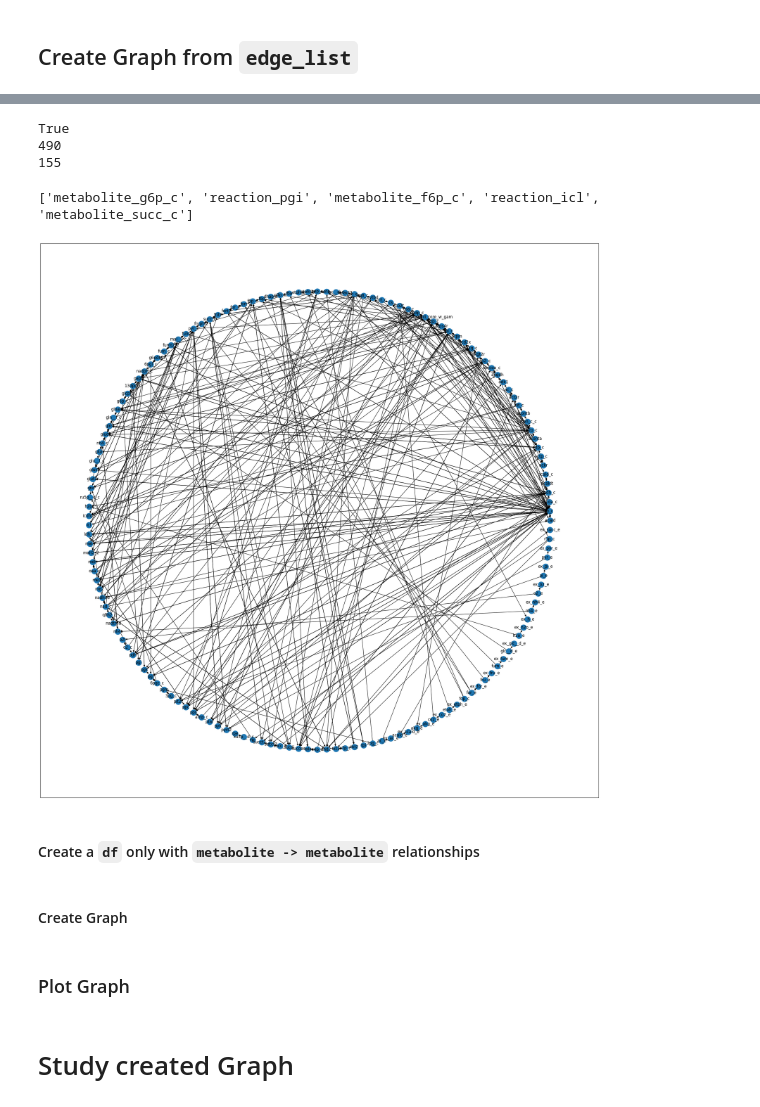
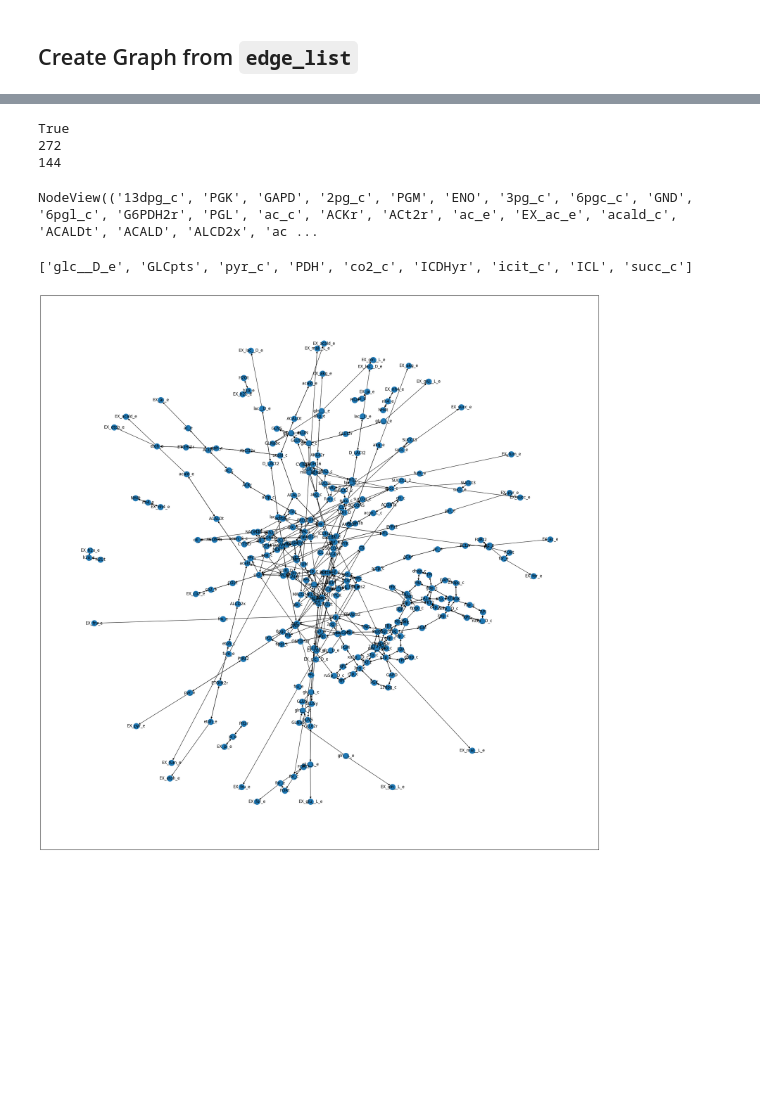
Before and after one commit to costasmexis/gemon, a Jupyter notebook: ecoli_core/e_coli_core_graph.ipynb, the cells around one changed output, grey strips where cells are left out. Cells and saved outputs as stored; diff of their text form; code cells hidden in the pictures; blank space fills up the shorter version.

Commit message:
We made the Graph.. almost

```diff
--- a/ecoli_core/e_coli_core_graph.ipynb
+++ b/ecoli_core/e_coli_core_graph.ipynb
@@ -123,0 +25,9 @@ uncommon_values
+# %%
+path_to_file = 'reactions_from_json for RDF - edge_list.csv'
+
+path_to_file = 'edge_list.csv'
+
+df = pd.read_csv(path_to_file)
+df.columns = ['source', 'target']
+
+df
@@ -146,5 +50,5 @@ df_rxn_to_met
 # %%
-G = nx.from_pandas_edgelist(df_rxn_to_met, source='source', target='target',
+G = nx.from_pandas_edgelist(df, source='source', target='target',
                            create_using=nx.DiGraph)
 print(G.is_directed())
 
@@ -152,11 +56,15 @@ print(G.number_of_edges())
 print(G.number_of_nodes())
 # %% [output]
 True
-490
-155
+272
+144
+# %%
+G.nodes
+# %% [output]
+NodeView(('13dpg_c', 'PGK', 'GAPD', '2pg_c', 'PGM', 'ENO', '3pg_c', '6pgc_c', 'GND', '6pgl_c', 'G6PDH2r', 'PGL', 'ac_c', 'ACKr', 'ACt2r', 'ac_e', 'EX_ac_e', 'acald_c', 'ACALDt', 'ACALD', 'ALCD2x', 'ac ...
 # %%
-shortest_path = nx.shortest_path(G, source='metabolite_g6p_c', target='metabolite_succ_c')
+shortest_path = nx.shortest_path(G, source='glc__D_e', target='succ_c')
 print(shortest_path)
 # %% [output]
-['metabolite_g6p_c', 'reaction_pgi', 'metabolite_f6p_c', 'reaction_icl', 'metabolite_succ_c']
+['glc__D_e', 'GLCpts', 'pyr_c', 'PDH', 'co2_c', 'ICDHyr', 'icit_c', 'ICL', 'succ_c']
 # %%
@@ -164,8 +75,6 @@ paths = nx.all_simple_paths(G, source='metabolite_g6p_c', target='metabolite_suc
 # %%
 plt.figure(figsize=(30,30))
-pos = nx.circular_layout(G)
+pos = nx.draw_networkx(G)
 nx.draw_networkx(G, pos)
 # %% [output]
-[figure, old version]
+[figure, new version]
-# %% [markdown]
-#### Create a `df` only with `metabolite -> metabolite` relationships
@@ -175,2 +80,0 @@ df_met_to_met
-# %% [markdown]
-#### Create Graph
@@ -194,2 +80,0 @@ for i in paths:
-# %% [markdown]
-### Plot Graph
@@ -200,2 +80,0 @@ nx.draw_networkx(G, pos)
-# %% [markdown]
-# Study created Graph
```
Also changed, not shown: parts of 33 cells of this notebook, 5 other files.
